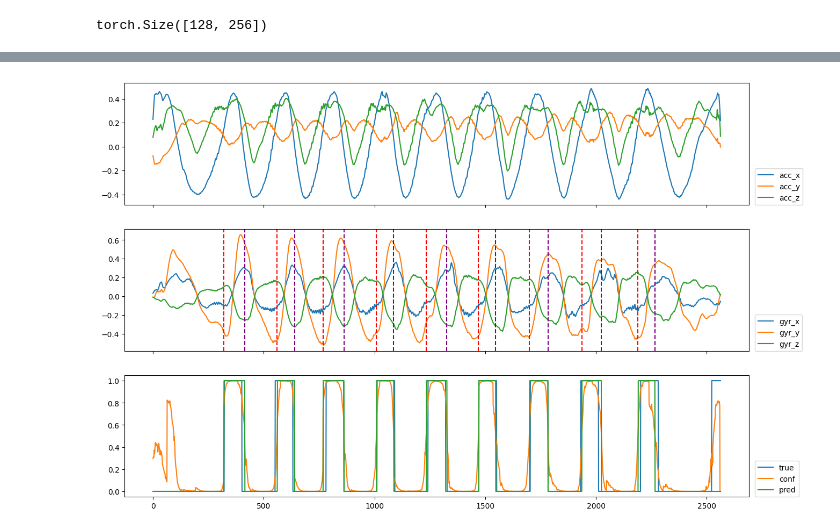
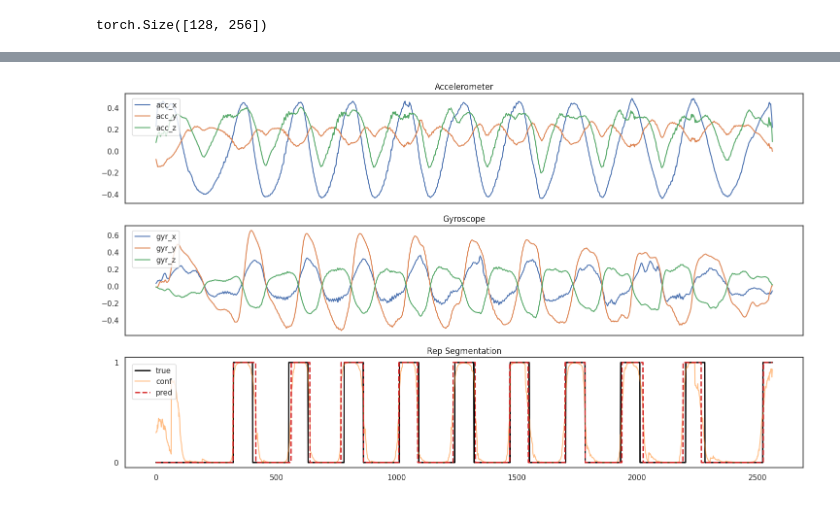
Before and after one commit to Musa-Azeem/AI-hypertrophy-coach, a Jupyter notebook: ml-notebooks/segmentation.ipynb, the cells around one changed output, grey strips where cells are left out. Saved outputs shown, nothing was run; the diff lists cells and outputs as text; code cells hidden in the pictures.

```diff
--- a/ml-notebooks/segmentation.ipynb
+++ b/ml-notebooks/segmentation.ipynb
@@ -81,7 +81,7 @@ class IMUDataset(Dataset):
             self.y = torch.cat([self.y, torch.zeros(pad)])
 
         # pad by winsize // 2 to get more windows
-        pad = (winsize // 2) * stride
+        pad = (winsize // 2)
         self.X = torch.cat([self.X, torch.zeros(self.X.shape[0], pad)], dim=1)
         self.y = torch.cat([self.y, torch.zeros(pad)])
 
@@ -113,9 +113,9 @@ class IMUDataset(Dataset):
 
         X = self.X[:, start:end]
         X = moving_average(X)
-        if self.aug:
-            X,y = warp_time(X, y)
-            X = scale(X)
+        # if self.aug:
+        #     X,y = warp_time(X, y)
+        #     X = scale(X)
         return X, y
 # %%
 HZ = 100
@@ -586,7 +689,7 @@ axes[2].plot(F.sigmoid(seg_logits).round(), color='blue')
 #.819 shit
 #.46 gets most - usually larger than true (false positives)
 # 0.017, 0.07 perfect - (this was from overfit model on trainset)
-X,y = valloader.dataset[2210]
+X,y = valloader.dataset[0]
 X = X.unsqueeze(0)
 y = y.unsqueeze(0)
 
@@ -644,49 +751,62 @@ ypreds = np.round(confs)
 # smooth the predictions
 ypreds = np.convolve(ypreds, np.ones(100)/100, mode='same').round()
 
-ypreds = np.concatenate([ypreds, np.zeros(session.shape[0] - len(ypreds))])
-confs = np.concatenate([confs, np.zeros(session.shape[0] - len(confs))])
+# ypreds = np.concatenate([ypreds, np.zeros(session.shape[0] - len(ypreds))])
+# confs = np.concatenate([confs, np.zeros(session.shape[0] - len(confs))])
+ypreds = ypreds[:len(session)]
+confs = confs[:len(session)]
+
+accuracy = (ypreds == ys).sum() / len(ys)
+precision, recall, f1, _ = precision_recall_fscore_support(ys, ypreds, average='binary')
+print(f"Accuracy: {accuracy:.4f}, Precision: {precision:.4f}, Recall: {recall:.4f}, F1: {f1:.4f}")
 
 # prec, recall, f1, _ = precision_recall_fscore_support(ys, ypreds, average='binary')
 # print(f"Precision: {prec:.4f}, Recall: {recall:.4f}, F1: {f1:.4f}")
 
-starts = np.where(np.diff(ypreds) > 0)[0]
-ends = np.where(np.diff(ypreds) < 0)[0]
-if ypreds.sum() > 0:
-    if len(starts) == 0 or len(ends) == 0:
-        if len(starts) == 0:
-            # len(end) == 1 -> start is the beginning of session
-            starts = np.array([0])
-        elif len(ends) == 0:
-            # len(start) == 1 -> end is the end of session
-            ends = np.array([len(ypreds)])
-    else:
-        if starts[0] > ends[0]:
-            # first end has no start -> first start is the beginning of session
-            starts = np.concatenate([[0], starts])
-        if ends[-1] < starts[-1]:
-            # last start has no end -> last end is the end of session
-            ends = np.concatenate([ends, [len(ypreds)]])
+# starts = np.where(np.diff(ypreds) > 0)[0]
+# ends = np.where(np.diff(ypreds) < 0)[0]
+# if ypreds.sum() > 0:
+#     if len(starts) == 0 or len(ends) == 0:
+#         if len(starts) == 0:
+#             # len(end) == 1 -> start is the beginning of session
+#             starts = np.array([0])
+#         elif len(ends) == 0:
+#             # len(start) == 1 -> end is the end of session
+#             ends = np.array([len(ypreds)])
+#     else:
+#         if starts[0] > ends[0]:
+#             # first end has no start -> first start is the beginning of session
+#             starts = np.concatenate([[0], starts])
+#         if ends[-1] < starts[-1]:
+#             # last start has no end -> last end is the end of session
+#             ends = np.concatenate([ends, [len(ypreds)]])
 
-fig, axes = plt.subplots(3,1, sharex=True, figsize=(15,10))
+fig, axes = plt.subplots(3,1, sharex=True, figsize=(18,10))
+
+axes[0].set_title('Accelerometer')
 axes[0].plot(session['acc_x'].values, label='acc_x')
 axes[0].plot(session['acc_y'].values, label='acc_y')
 axes[0].plot(session['acc_z'].values, label='acc_z')
 
+axes[1].set_title('Gyroscope')
 axes[1].plot(session['gyr_x'].values, label='gyr_x')
 axes[1].plot(session['gyr_y'].values, label='gyr_y')
 axes[1].plot(session['gyr_z'].values, label='gyr_z')
 
-axes[2].plot(ys, label='true')
-axes[2].plot(confs, label='conf')
-axes[2].plot(ypreds, label='pred')
+axes[2].set_title('Rep Segmentation')
+axes[2].plot(ys, label='true', linewidth=2, color='black')
+axes[2].plot(confs, label='conf', alpha=0.5, color='tab:orange')
+axes[2].plot(ypreds, label='pred', linestyle='--', linewidth=2, color='tab:red')
+axes[2].set_yticks([0,1])
+axes[2].set_yticklabels(['0','1'])
 
-axes[0].legend(loc=(1.01, 0))
-axes[1].legend(loc=(1.01, 0))
-axes[2].legend(loc=(1.01, 0))
+axes[0].legend(loc=(.01, .62))
+axes[1].legend(loc=(.01, .62))
+axes[2].legend(loc=(.01, .62))
 
-for start, end in zip(starts, ends):
-    axes[1].axvline(start, color='red', linestyle='--')
-    axes[1].axvline(end, color='purple', linestyle='--')
+# plt.suptitle(f'Rep Segmentation of a Full Set')
+# for start, end in zip(starts, ends):
+#     axes[1].axvline(start, color='red', linestyle='--')
+#     axes[1].axvline(end, color='purple', linestyle='--')
 # %% [output]
 0
@@ -693,4 +815,4 @@ for start, end in zip(starts, ends):
-[figure, old version]
+[figure, new version]
 # %%
 if len(ends) == 0:
     ends = np.array([len(ypreds)])
```
Also changed, not shown: parts of 17 cells of this notebook, 3 other files.
